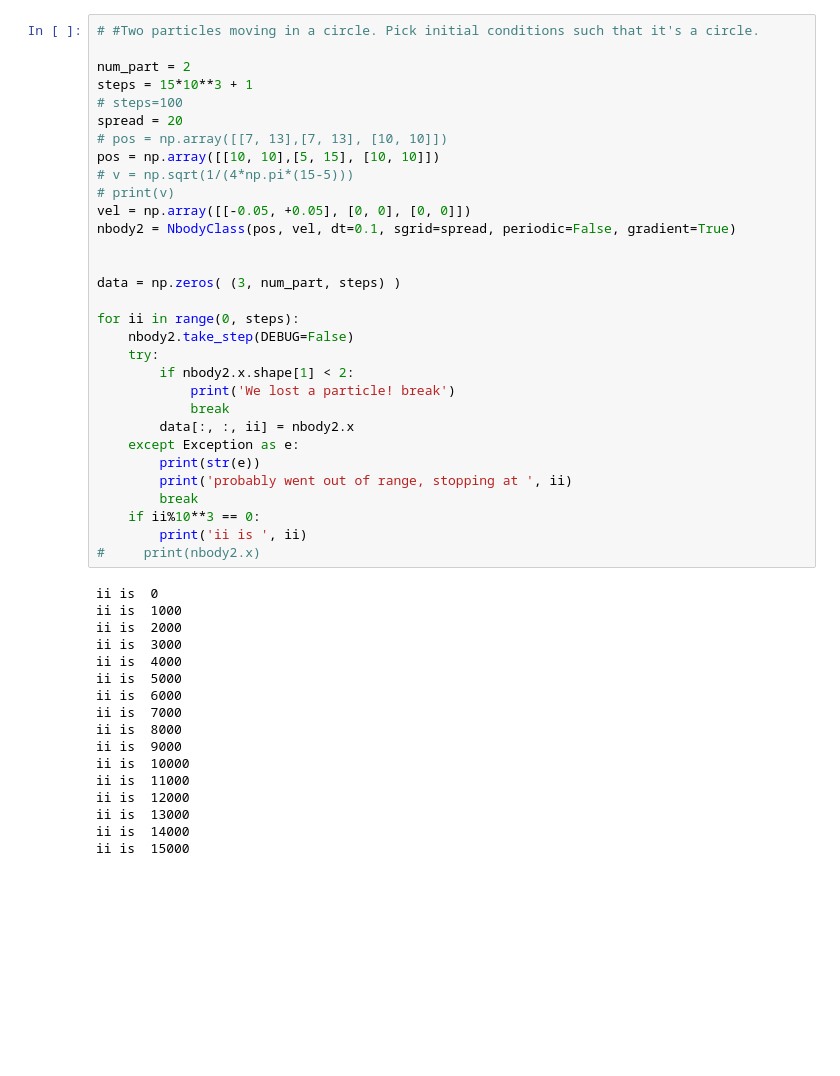
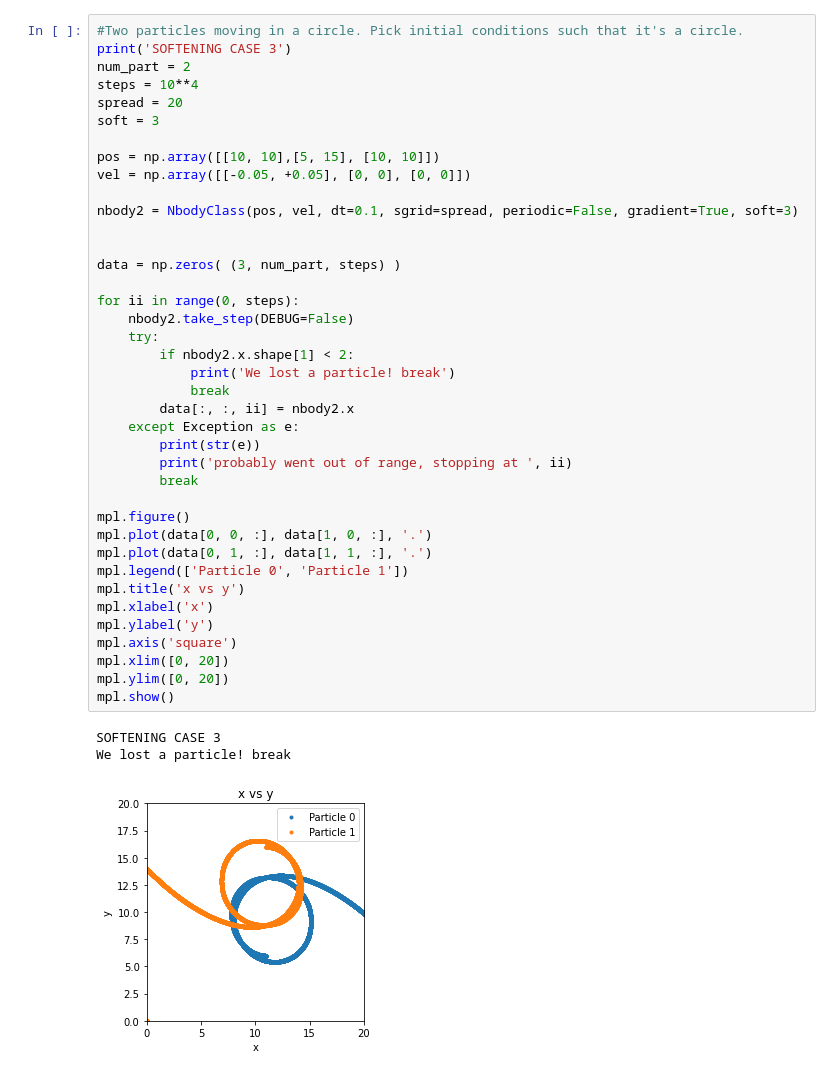
Before and after one commit to lizzord/phys512hw, a Jupyter notebook: final_project/nbody_part2.ipynb, the cells around one changed output. Drawn from its saved outputs; the diff is of its cells as text; blank space fills up the shorter version.

```diff
--- a/final_project/nbody_part2.ipynb
+++ b/final_project/nbody_part2.ipynb
@@ -31,51 +44,46 @@ MAYBE CHANGE: granularity of matrix.
 # %%
-# #Two particles moving in a circle. Pick initial conditions such that it's a circle.
+#Two particles moving in a circle. Pick initial conditions such that it's a circle.
+print('SOFTENING CASE 3')
+num_part = 2
+steps = 10**4
+spread = 20
+soft = 3
 
-num_part = 2
-steps = 15*10**3 + 1
-# steps=100
-spread = 20
-# pos = np.array([[7, 13],[7, 13], [10, 10]])
 pos = np.array([[10, 10],[5, 15], [10, 10]])
-# v = np.sqrt(1/(4*np.pi*(15-5)))
-# print(v)
 vel = np.array([[-0.05, +0.05], [0, 0], [0, 0]])
-nbody2 = NbodyClass(pos, vel, dt=0.1, sgrid=spread, periodic=False, gradient=True)
+
+nbody2 = NbodyClass(pos, vel, dt=0.1, sgrid=spread, periodic=False, gradient=True, soft=3)
 
 
 data = np.zeros( (3, num_part, steps) )
 
 for ii in range(0, steps):
     nbody2.take_step(DEBUG=False)
     try:
         if nbody2.x.shape[1] < 2:
             print('We lost a particle! break')
             break
         data[:, :, ii] = nbody2.x
     except Exception as e:
         print(str(e))
         print('probably went out of range, stopping at ', ii)
         break
-    if ii%10**3 == 0:
-        print('ii is ', ii)
-#     print(nbody2.x)
+
+mpl.figure()
+mpl.plot(data[0, 0, :], data[1, 0, :], '.')
+mpl.plot(data[0, 1, :], data[1, 1, :], '.')
+mpl.legend(['Particle 0', 'Particle 1'])
+mpl.title('x vs y')
+mpl.xlabel('x')
+mpl.ylabel('y')
+mpl.axis('square')
+mpl.xlim([0, 20])
+mpl.ylim([0, 20])
+mpl.show()
 # %% [output]
-ii is  0
-ii is  1000
-ii is  2000
-ii is  3000
-ii is  4000
-ii is  5000
-ii is  6000
-ii is  7000
-ii is  8000
-ii is  9000
-ii is  10000
-ii is  11000
-ii is  12000
-ii is  13000
-ii is  14000
-ii is  15000
+SOFTENING CASE 3
+We lost a particle! break
+[figure, added]
 # %%
 mpl.figure()
 mpl.plot(range(0, steps), nbody2.pe[:steps])
```
Also changed, not shown: parts of 4 cells of this notebook, 2 other files.
